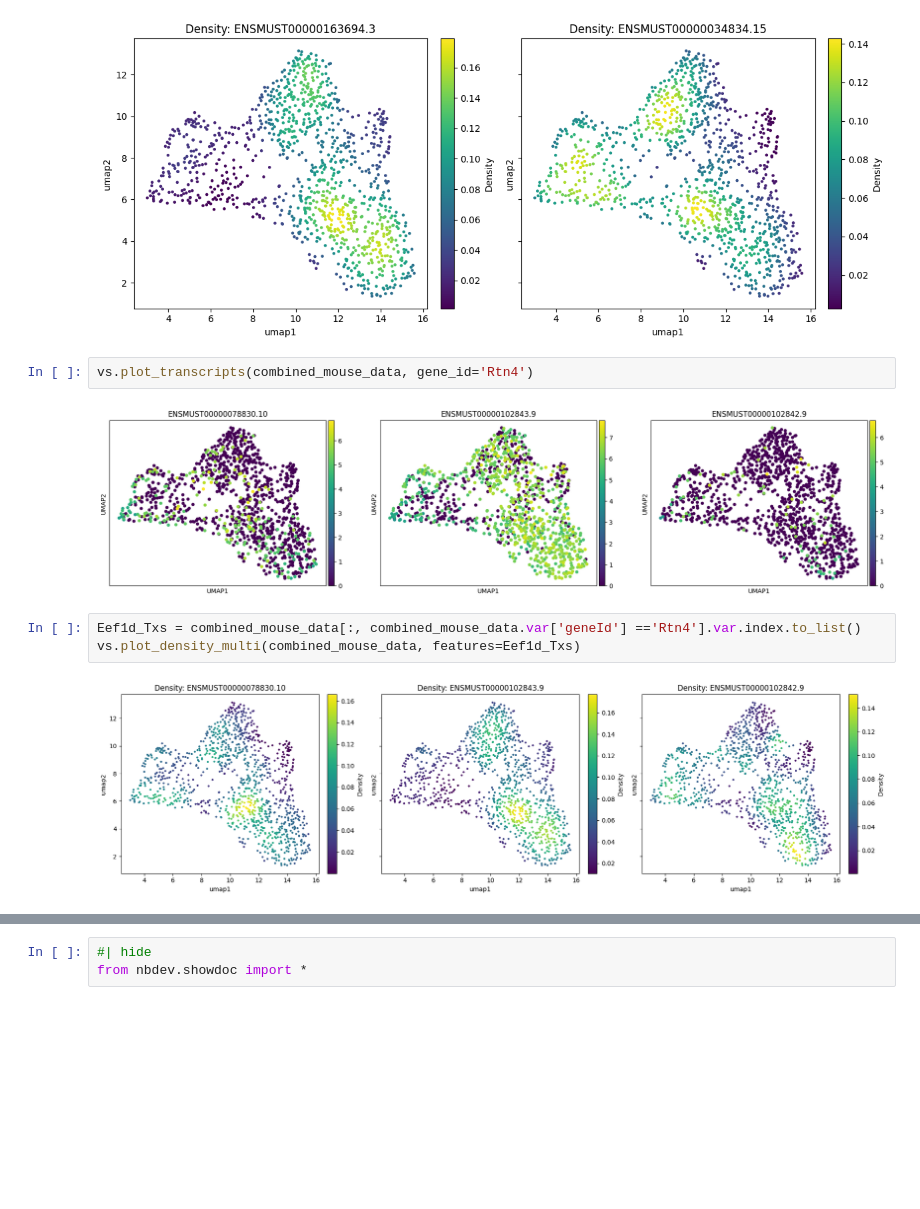
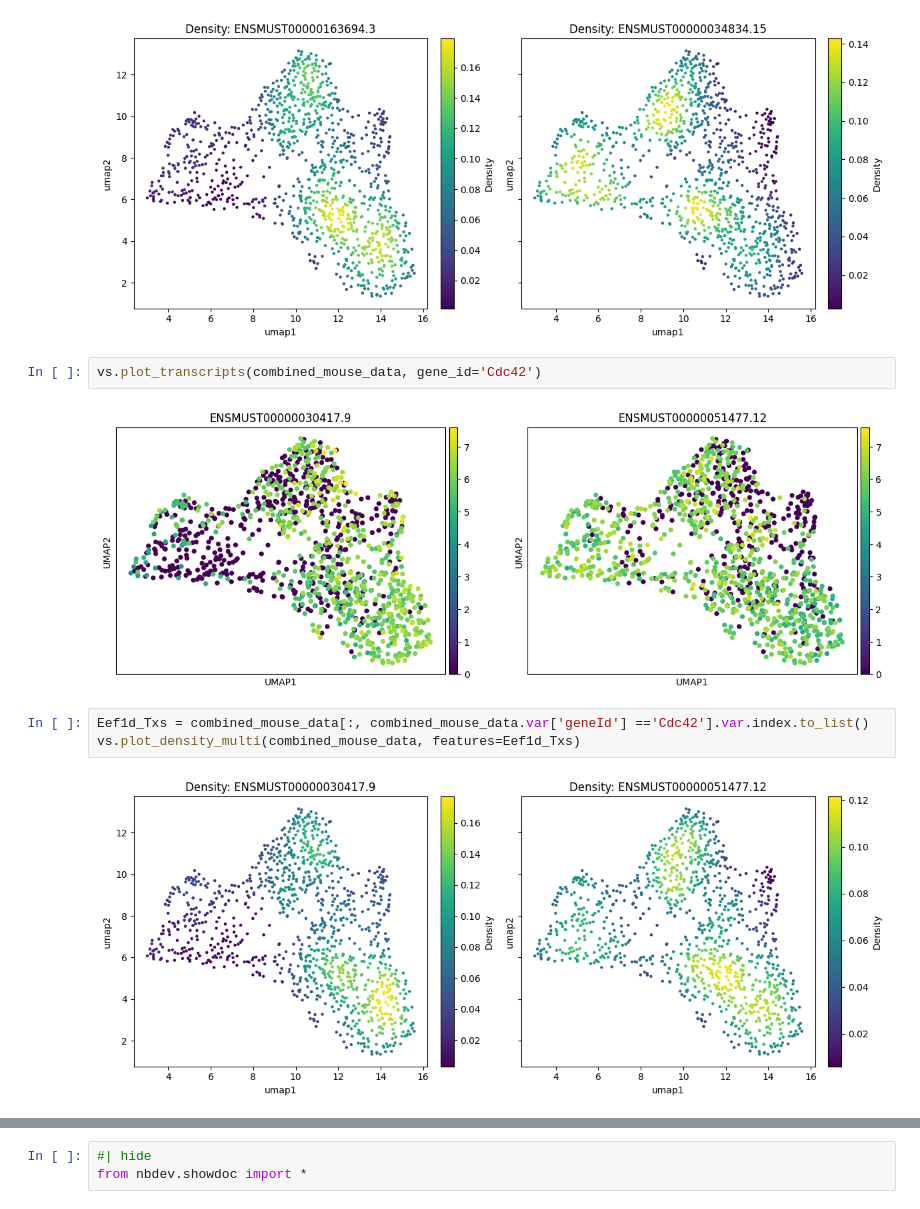
Before and after one commit to cobioda/allos, a Jupyter notebook: nbs/005_switch_search.ipynb, the cells around one changed output, grey strips where cells are left out. Saved outputs shown, nothing was run; the diff lists cells and outputs as text; blank space fills up the shorter version.

```diff
--- a/nbs/005_switch_search.ipynb
+++ b/nbs/005_switch_search.ipynb
@@ -817,11 +817,11 @@ vs.plot_density_multi(combined_mouse_data, features=Pkm_Txs)
 # %% [output]
 [figure]
 # %%
-vs.plot_transcripts(combined_mouse_data, gene_id='Rtn4')
+vs.plot_transcripts(combined_mouse_data, gene_id='Cdc42')
 # %% [output]
-[figure, old version]
+[figure, new version]
 # %%
-Eef1d_Txs = combined_mouse_data[:, combined_mouse_data.var['geneId'] =='Rtn4'].var.index.to_list()
+Eef1d_Txs = combined_mouse_data[:, combined_mouse_data.var['geneId'] =='Cdc42'].var.index.to_list()
 vs.plot_density_multi(combined_mouse_data, features=Eef1d_Txs)
 # %% [output]
-[figure, old version]
+[figure, new version]
```
Also changed, not shown: parts of 14 cells of this notebook, 8 other files.
